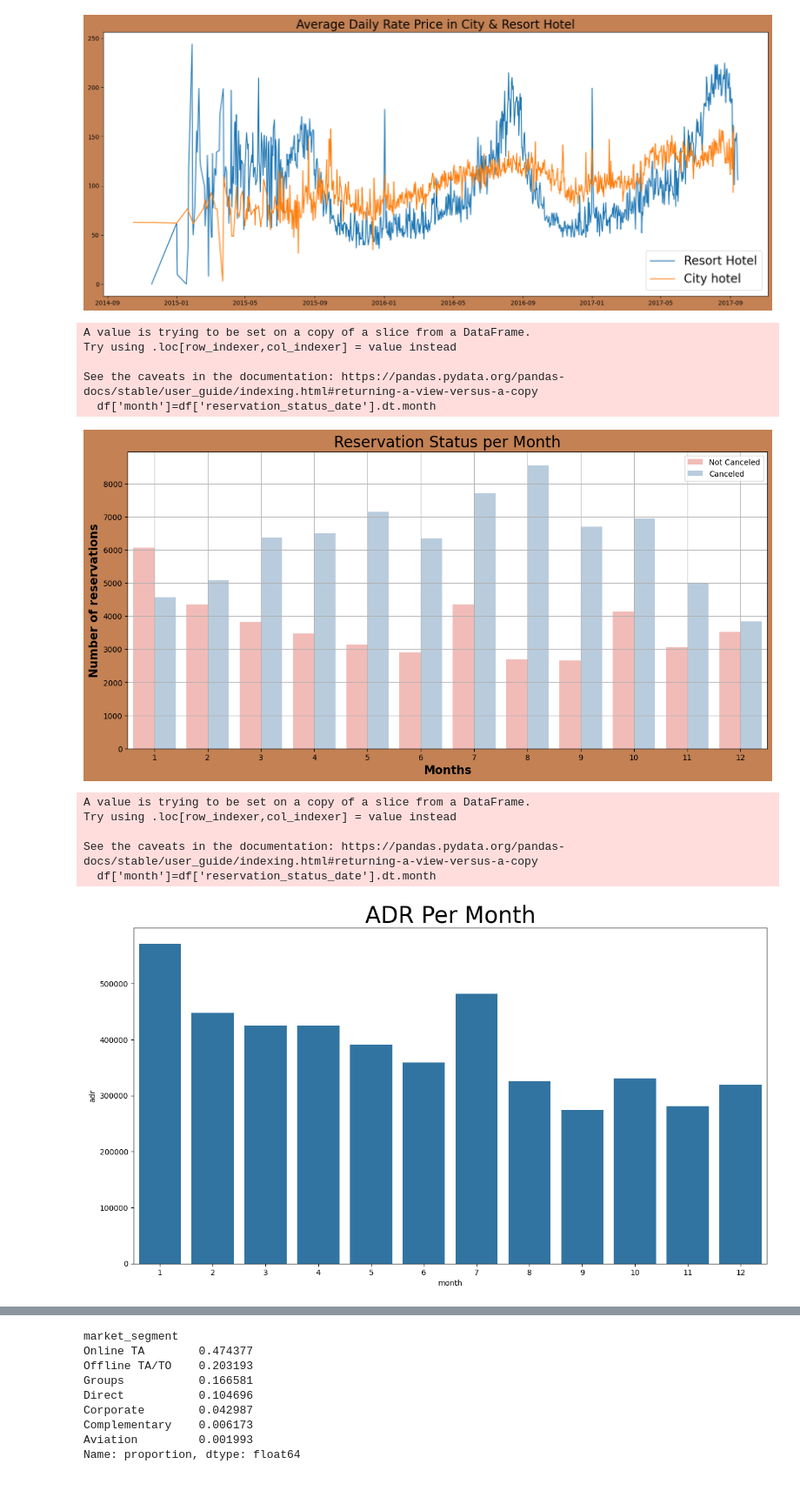
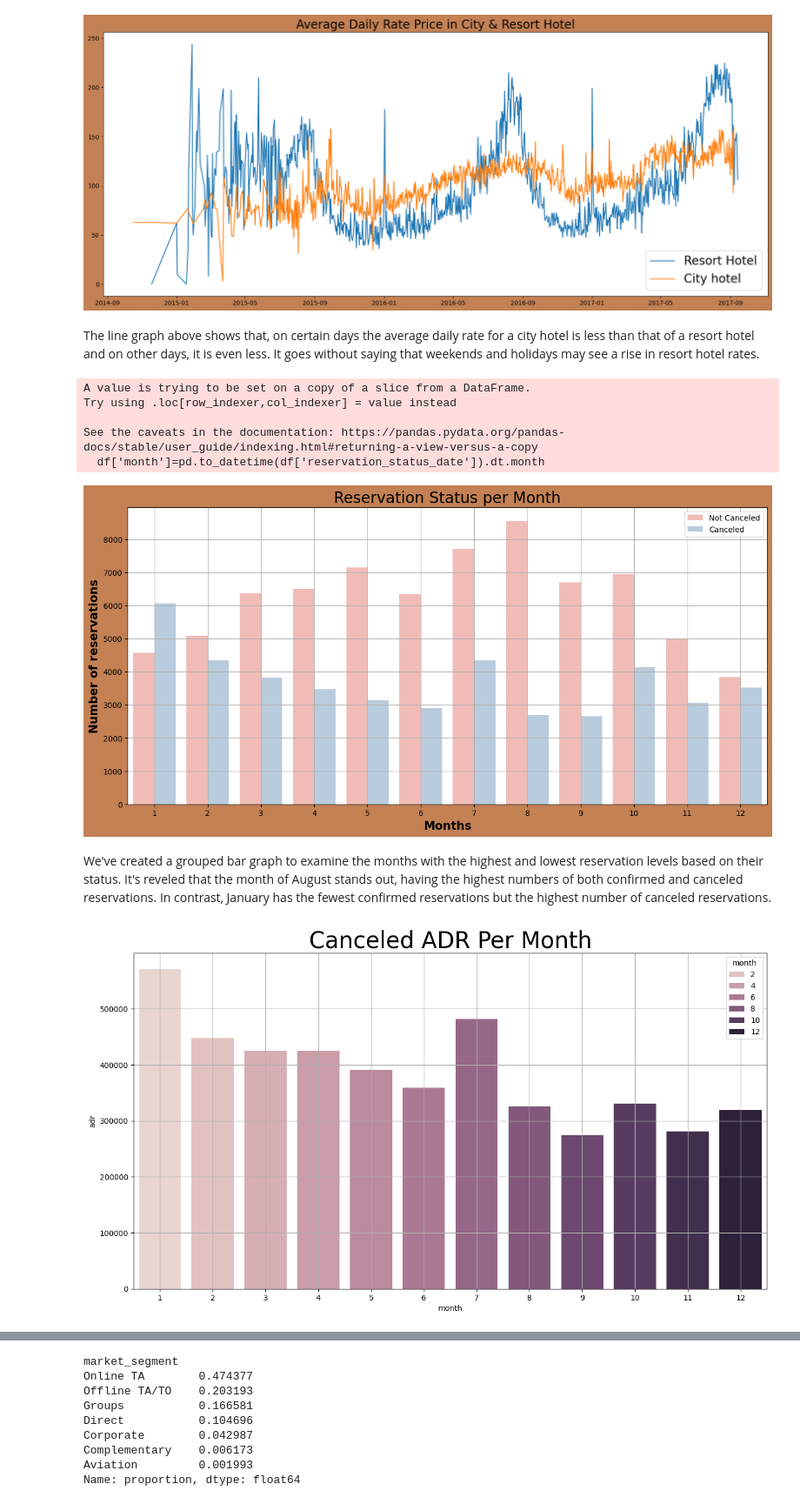
Before and after one commit to Saleh-Ahmed-Saleh/Hotels-Booking-Data-Analytics-Project-, a Jupyter notebook: Hotels Project.ipynb, the cells around one changed output, grey strips where cells are left out. Shown at 87% size. Drawn from its saved outputs; the diff is of its cells as text; code cells hidden in the pictures.

```diff
--- a/Hotels Project.ipynb
+++ b/Hotels Project.ipynb
@@ -266,5 +280,3 @@ plt.bar(['Not Canceled','Canceled'], df['is_canceled'].value_counts(),edgecolor=
 # %% [output]
 <BarContainer object of 2 artists>
 [figure]
-# %%
-df['is_canceled'] = df['is_canceled'].astype(str)
@@ -348,14 +359,20 @@ plt.legend(fontsize=20)
 plt.show()
 # %% [output]
 [figure]
+# %% [markdown]
+The line graph above shows that, on certain days the average daily rate for a city hotel is less than that of a resort hotel and on other days, it is even less.
+It goes without saying that weekends and holidays may see a rise in resort hotel rates.
 # %%
 # Which Months Have the Highest & Lowest Reservation During the Year
-df['month']=df['reservation_status_date'].dt.month
+df['month']=pd.to_datetime(df['reservation_status_date']).dt.month
 plt.figure(figsize=(15,7),facecolor='#C38154')
-sns.countplot(data=df, x='month',hue='is_canceled',palette='Pastel1' )
+
+sns.countplot(data=df, x='month', hue='is_canceled', palette='Pastel1' )
 plt.title("Reservation Status per Month",fontsize=20)
+
 plt.xlabel('Months',fontweight="bold",size=15)
 plt.ylabel('Number of reservations',fontweight="bold",size=15)
+
 plt.legend(['Not Canceled','Canceled'])
 plt.grid()
 plt.show()
@@ -364,20 +381,21 @@ A value is trying to be set on a copy of a slice from a DataFrame.
 Try using .loc[row_indexer,col_indexer] = value instead
 
 See the caveats in the documentation: https://pandas.pydata.org/pandas-docs/stable/user_guide/indexing.html#returning-a-view-versus-a-copy
-  df['month']=df['reservation_status_date'].dt.month
+  df['month']=pd.to_datetime(df['reservation_status_date']).dt.month
-[figure, old version]
+[figure, new version]
+# %% [markdown]
+We've created a grouped bar graph to examine the months with the highest and lowest reservation levels based on their status. It's reveled that the month of August stands out, having the highest numbers of both confirmed and canceled reservations. In contrast, January has the fewest confirmed reservations but the highest number of canceled reservations.
 # %%
-#Average Daily Rate (ADR) Per Month
-df['month']=df['reservation_status_date'].dt.month
+#canceled (ADR) Per Month
+canceled_adr_per_month=df[df['is_canceled']==1].groupby('month')['adr'].sum().reset_index()
+
 plt.figure(figsize=(15,8))
-plt.title("ADR Per Month",fontsize=30)
-data=df[df['is_canceled']=='1'].groupby('month')['adr'].sum().reset_index()
-sns.barplot( x="month",y="adr",data=data)
+
+plt.title("Canceled ADR Per Month",fontsize=30)
+
+sns.barplot( data=canceled_adr_per_month, x="month",y="adr",hue='month')
+
+plt.grid()
 plt.show()
 # %% [output]
-A value is trying to be set on a copy of a slice from a DataFrame.
-Try using .loc[row_indexer,col_indexer] = value instead
-
-See the caveats in the documentation: https://pandas.pydata.org/pandas-docs/stable/user_guide/indexing.html#returning-a-view-versus-a-copy
-  df['month']=df['reservation_status_date'].dt.month
-[figure, old version]
+[figure, new version]
```
Also changed, not shown: parts of 13 cells of this notebook.
